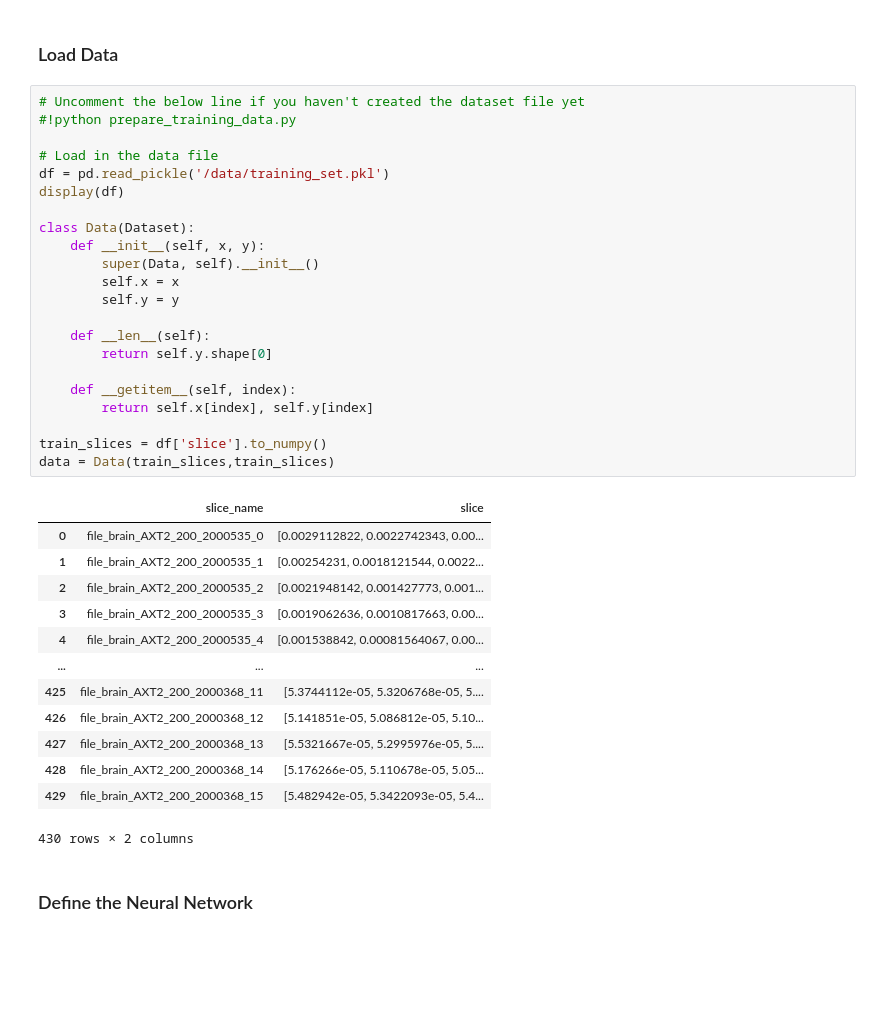
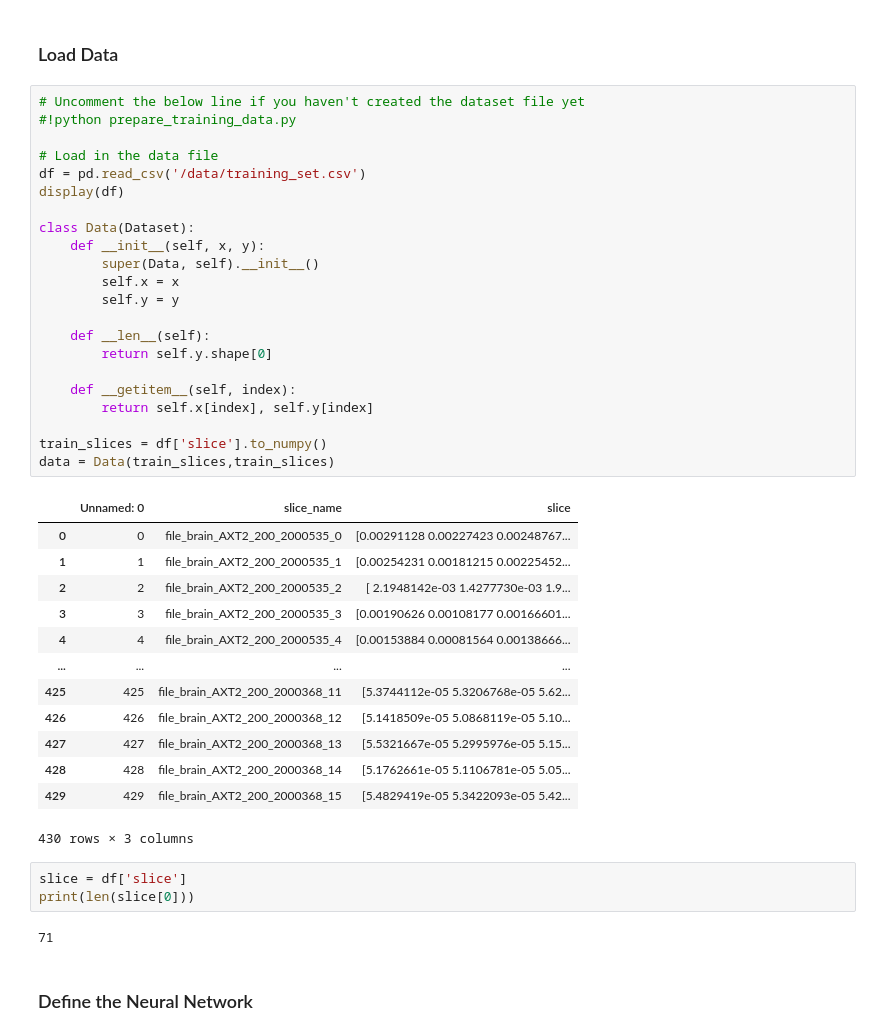
Before and after one commit to athornton1618/MRI_Compression, a Jupyter notebook: scripts/sparse_auto_encoder_cnn_colab.ipynb, the cells around one changed output. Drawn from its saved outputs; the diff is of its cells as text; blank space fills up the shorter version.

```diff
--- a/scripts/sparse_auto_encoder_cnn_colab.ipynb
+++ b/scripts/sparse_auto_encoder_cnn_colab.ipynb
@@ -173,39 +171,44 @@ device = torch.device('cuda')
 # %%
 # Uncomment the below line if you haven't created the dataset file yet
 #!python prepare_training_data.py
 
 # Load in the data file
-df = pd.read_pickle('/data/training_set.pkl')
+df = pd.read_csv('/data/training_set.csv')
 display(df)
 
 class Data(Dataset):
     def __init__(self, x, y):
         super(Data, self).__init__()
         self.x = x
         self.y = y
 
     def __len__(self):
         return self.y.shape[0]
 
     def __getitem__(self, index):
         return self.x[index], self.y[index]
 
 train_slices = df['slice'].to_numpy()
 data = Data(train_slices,train_slices)
 # %% [output]
-|  | slice_name | slice |
-| 0 | file_brain_AXT2_200_2000535_0 | [0.0029112822, 0.0022742343, 0.00... |
-| 1 | file_brain_AXT2_200_2000535_1 | [0.00254231, 0.0018121544, 0.0022... |
-| 2 | file_brain_AXT2_200_2000535_2 | [0.0021948142, 0.001427773, 0.001... |
-| 3 | file_brain_AXT2_200_2000535_3 | [0.0019062636, 0.0010817663, 0.00... |
-| 4 | file_brain_AXT2_200_2000535_4 | [0.001538842, 0.00081564067, 0.00... |
-| ... | ... | ... |
-| 425 | file_brain_AXT2_200_2000368_11 | [5.3744112e-05, 5.3206768e-05, 5.... |
-| 426 | file_brain_AXT2_200_2000368_12 | [5.141851e-05, 5.086812e-05, 5.10... |
-| 427 | file_brain_AXT2_200_2000368_13 | [5.5321667e-05, 5.2995976e-05, 5.... |
-| 428 | file_brain_AXT2_200_2000368_14 | [5.176266e-05, 5.110678e-05, 5.05... |
-| 429 | file_brain_AXT2_200_2000368_15 | [5.482942e-05, 5.3422093e-05, 5.4... |
+|  | Unnamed: 0 | slice_name | slice |
+| 0 | 0 | file_brain_AXT2_200_2000535_0 | [0.00291128 0.00227423 0.00248767... |
+| 1 | 1 | file_brain_AXT2_200_2000535_1 | [0.00254231 0.00181215 0.00225452... |
+| 2 | 2 | file_brain_AXT2_200_2000535_2 | [ 2.1948142e-03 1.4277730e-03 1.9... |
+| 3 | 3 | file_brain_AXT2_200_2000535_3 | [0.00190626 0.00108177 0.00166601... |
+| 4 | 4 | file_brain_AXT2_200_2000535_4 | [0.00153884 0.00081564 0.00138666... |
+| ... | ... | ... | ... |
+| 425 | 425 | file_brain_AXT2_200_2000368_11 | [5.3744112e-05 5.3206768e-05 5.62... |
+| 426 | 426 | file_brain_AXT2_200_2000368_12 | [5.1418509e-05 5.0868119e-05 5.10... |
+| 427 | 427 | file_brain_AXT2_200_2000368_13 | [5.5321667e-05 5.2995976e-05 5.15... |
+| 428 | 428 | file_brain_AXT2_200_2000368_14 | [5.1762661e-05 5.1106781e-05 5.05... |
+| 429 | 429 | file_brain_AXT2_200_2000368_15 | [5.4829419e-05 5.3422093e-05 5.42... |
-430 rows × 2 columns
+430 rows × 3 columns
+# %%
+slice = df['slice']
+print(len(slice[0]))
+# %% [output]
+71
 # %% [markdown]
 ### Define the Neural Network
 # %%
```
Also changed, not shown: parts of 3 cells of this notebook.
